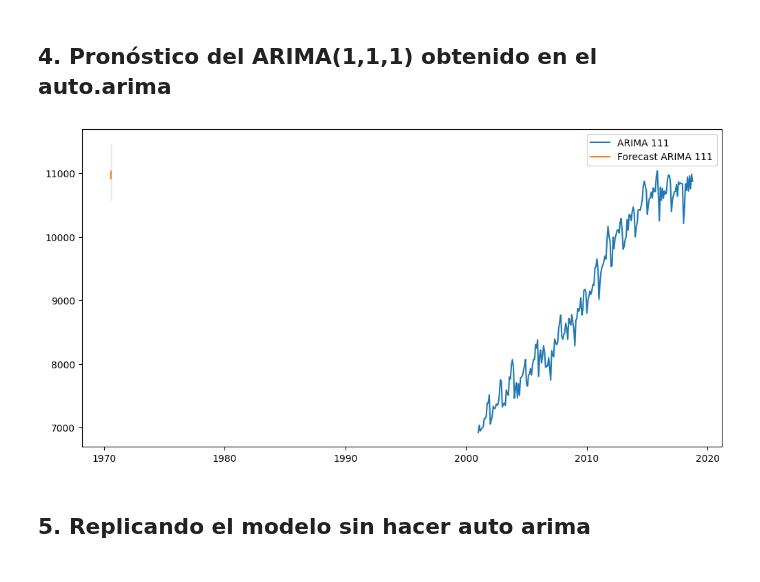
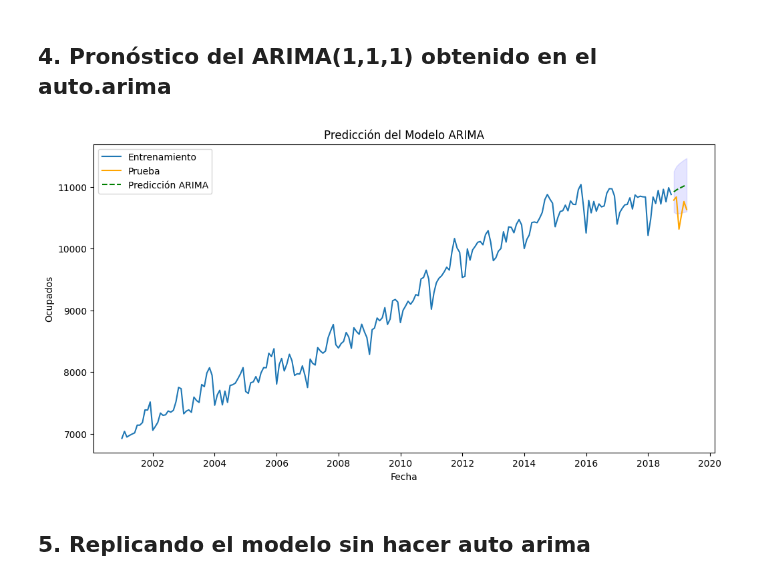
Before and after one commit to alfa7g7/Fundamentos-analitica-II, a Jupyter notebook: Clase 3/fundamentos_analítica_clase3_tarea.ipynb, the cells around one changed output. Cells and saved outputs as stored; diff of their text form; code cells hidden in the pictures.

```diff
--- a/Clase 3/fundamentos_analítica_clase3_tarea.ipynb
+++ b/Clase 3/fundamentos_analítica_clase3_tarea.ipynb
@@ -180,3 +180,7 @@ plt.plot(model.resid(),label="Residuales")
 # %% [output]
 [<matplotlib.lines.Line2D at 0x...>]
 [figure]
+# %%
+## information_criterion (‘aic’, ‘aicc’, ‘bic’, ‘hqic’, ‘oob’)
+model = auto_arima(data_train["Ocupados"],max_p=10, max_q=10,information_criterion = ("aicc"))
+model.summary()
@@ -268,23 +329,50 @@ Covariance Type:                  opg
 # %% [markdown]
 ## **4. Pronóstico del ARIMA(1,1,1) obtenido en el auto.arima**
-# %%
-h=6
-
-y_forec, conf_int  = model.predict(h, return_conf_int=True, alpha=0.05)
-preds = pd.DataFrame(np.column_stack([y_forec, conf_int[:,0] , conf_int[:,1]]))
-preds.columns = ['Point_forecast', 'lower_95', 'upper_95']
-
-x_for= np.linspace((data_train.shape[0]+1),(data_train.shape[0]+h),h)
-
-fig = plt.figure(figsize=(12, 6))
-#plt.plot(data_train.index, data_train["Ocupados"],label="ARIMA 111")
-plt.plot(data_train["Ocupados"], label="ARIMA 111")
-plt.plot(x_for, preds['Point_forecast'], label="Forecast ARIMA 111")
-plt.fill_between(x_for, preds['lower_95'], preds['upper_95'], color='blue', alpha=0.1)
-plt.legend()
-plt.show()
-# %% [output]
-[figure, removed]
+# %%
+#h=10
+
+#y_forec, conf_int  = model.predict(h,return_conf_int=True,alpha=0.05)
+#preds = pd.DataFrame(np.column_stack([y_forec,conf_int[:,0] , conf_int[:,1]]))
+#preds.columns = ['Point_forecast', 'lower_95', 'upper_95']
+
+#x_for= np.linspace((data.shape[0]+1),(data.shape[0]+h),h)
+
+#fig = plt.figure(figsize=(12, 6))
+#plt.plot(data["time"],data["ARIMA011"],label="ARIMA011")
+#plt.plot(x_for,preds['Point_forecast'],label="Forecast ARIMA011")
+#plt.fill_between(x_for,preds['lower_95'], preds['upper_95'], color='blue', alpha=0.1)
+#plt.legend()
+#plt.show()
+
+
+
+# Número de pasos a futuro para la predicción
+h = 6  # Usamos 6 ya que es el tamaño de 'data_test'
+
+# Realizar predicciones con el mejor modelo
+y_forec, conf_int = mejor_modelo.predict(n_periods=h, return_conf_int=True, alpha=0.05)
+
+# Crear un DataFrame con las predicciones y los intervalos de confianza
+preds = pd.DataFrame(np.column_stack([y_forec, conf_int[:,0], conf_int[:,1]]))
+preds.columns = ['Point_forecast', 'lower_95', 'upper_95']
+preds.index = data_test.index
+
+# Crear un rango para el eje x de la predicción
+x_for = np.arange(len(data_train), len(data_train) + h)
+
+# Graficar los resultados
+plt.figure(figsize=(12, 6))
+plt.plot(data_train.index, data_train["Ocupados"], label="Entrenamiento")
+plt.plot(data_test.index, data_test["Ocupados"], label="Prueba", color='orange')
+plt.plot(preds.index, preds['Point_forecast'], label="Predicción ARIMA", color='green', linestyle='--')
+plt.fill_between(preds.index, preds['lower_95'], preds['upper_95'], color='blue', alpha=0.1)
+plt.legend()
+plt.title('Predicción del Modelo ARIMA')
+plt.xlabel('Fecha')
+plt.ylabel('Ocupados')
+plt.show()
+# %% [output]
+[figure, added]
 # %% [markdown]
 ## **5. Replicando el modelo sin hacer auto arima**
 # %%
```
Also changed, not shown: parts of 6 cells of this notebook.
